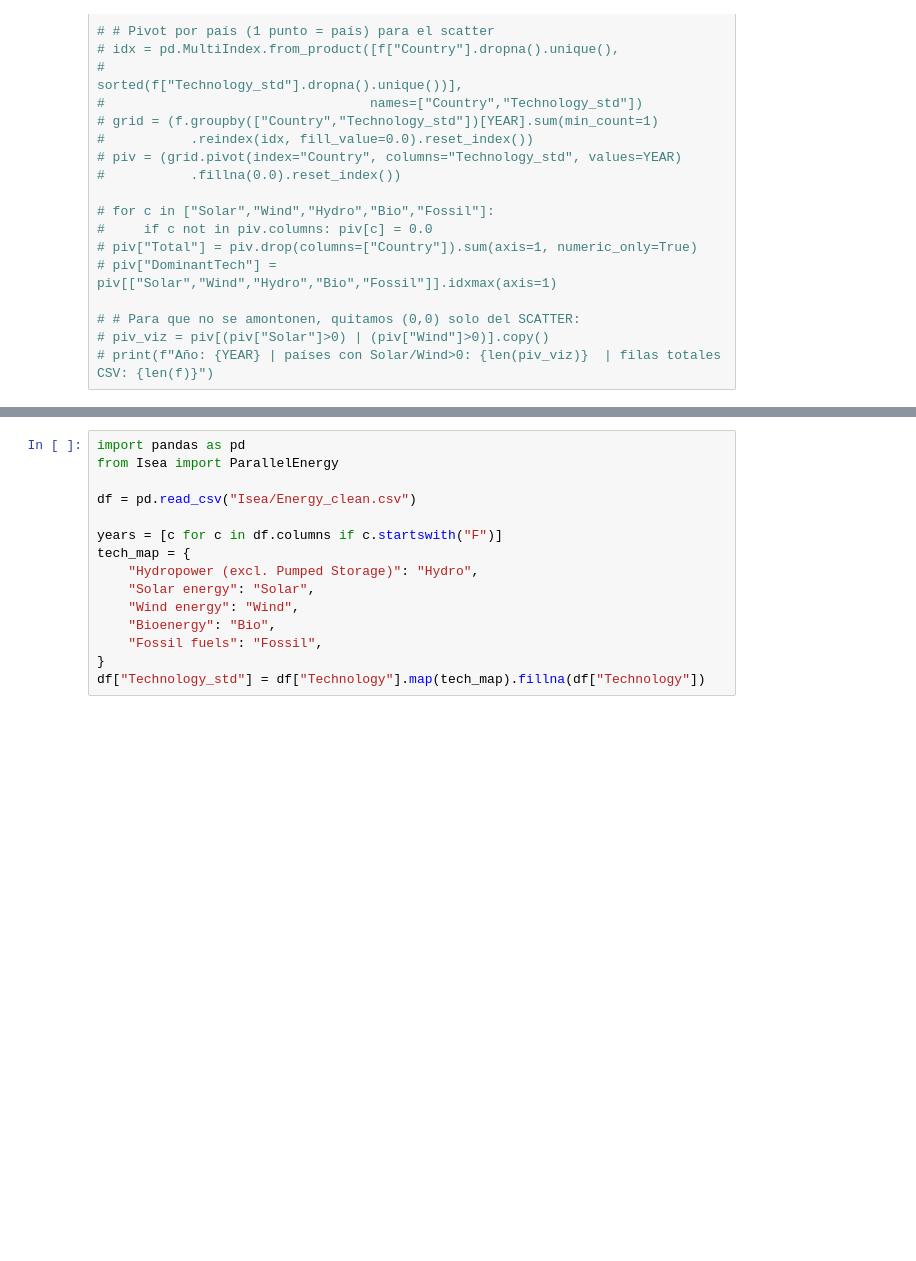
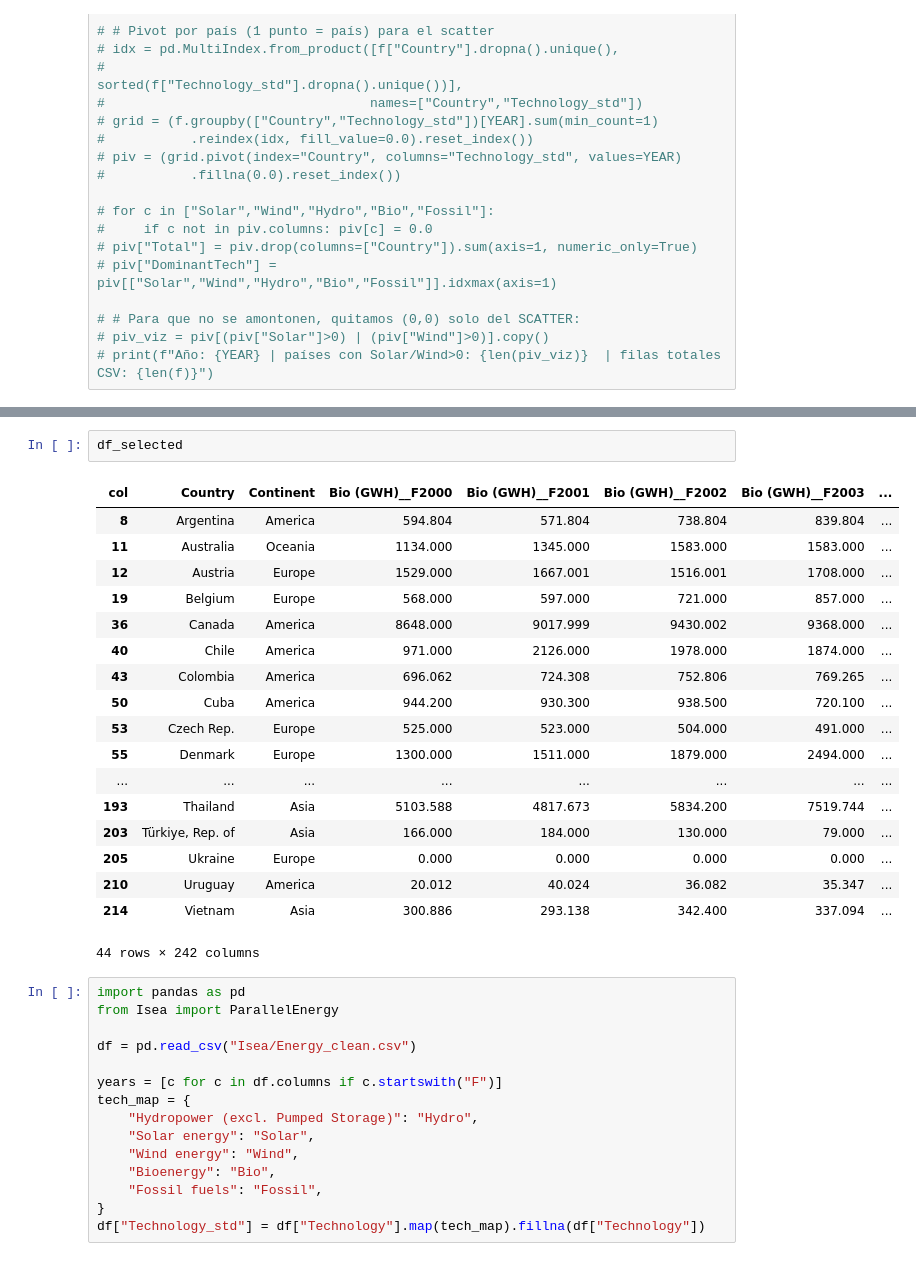
Before and after one commit to ChristianFrisancho/Proyect-Visualization, a Jupyter notebook: Milan_Notebook.ipynb, the cells around one changed output, grey strips where cells are left out. Saved outputs shown, nothing was run; the diff lists cells and outputs as text; blank space fills up the shorter version.

```diff
--- a/Milan_Notebook.ipynb
+++ b/Milan_Notebook.ipynb
@@ -339,3 +322,24 @@ scatter_selection_df
+# %%
+df_selected
+# %% [output]
+| col | Country | Continent | Bio (GWH)__F2000 | Bio (GWH)__F2001 | Bio (GWH)__F2002 | Bio (GWH)__F2003 | ... |
+| 8 | Argentina | America | 594.804 | 571.804 | 738.804 | 839.804 | ... |
+| 11 | Australia | Oceania | 1134.000 | 1345.000 | 1583.000 | 1583.000 | ... |
+| 12 | Austria | Europe | 1529.000 | 1667.001 | 1516.001 | 1708.000 | ... |
+| 19 | Belgium | Europe | 568.000 | 597.000 | 721.000 | 857.000 | ... |
+| 36 | Canada | America | 8648.000 | 9017.999 | 9430.002 | 9368.000 | ... |
+| 40 | Chile | America | 971.000 | 2126.000 | 1978.000 | 1874.000 | ... |
+| 43 | Colombia | America | 696.062 | 724.308 | 752.806 | 769.265 | ... |
+| 50 | Cuba | America | 944.200 | 930.300 | 938.500 | 720.100 | ... |
+| 53 | Czech Rep. | Europe | 525.000 | 523.000 | 504.000 | 491.000 | ... |
+| 55 | Denmark | Europe | 1300.000 | 1511.000 | 1879.000 | 2494.000 | ... |
+| ... | ... | ... | ... | ... | ... | ... | ... |
+| 193 | Thailand | Asia | 5103.588 | 4817.673 | 5834.200 | 7519.744 | ... |
+| 203 | Türkiye, Rep. of | Asia | 166.000 | 184.000 | 130.000 | 79.000 | ... |
+| 205 | Ukraine | Europe | 0.000 | 0.000 | 0.000 | 0.000 | ... |
+| 210 | Uruguay | America | 20.012 | 40.024 | 36.082 | 35.347 | ... |
+| 214 | Vietnam | Asia | 300.886 | 293.138 | 342.400 | 337.094 | ... |
+44 rows × 242 columns
 # %%
 import pandas as pd
 from Isea import ParallelEnergy
```
Also changed, not shown: parts of 9 cells of this notebook, 2 other files.
